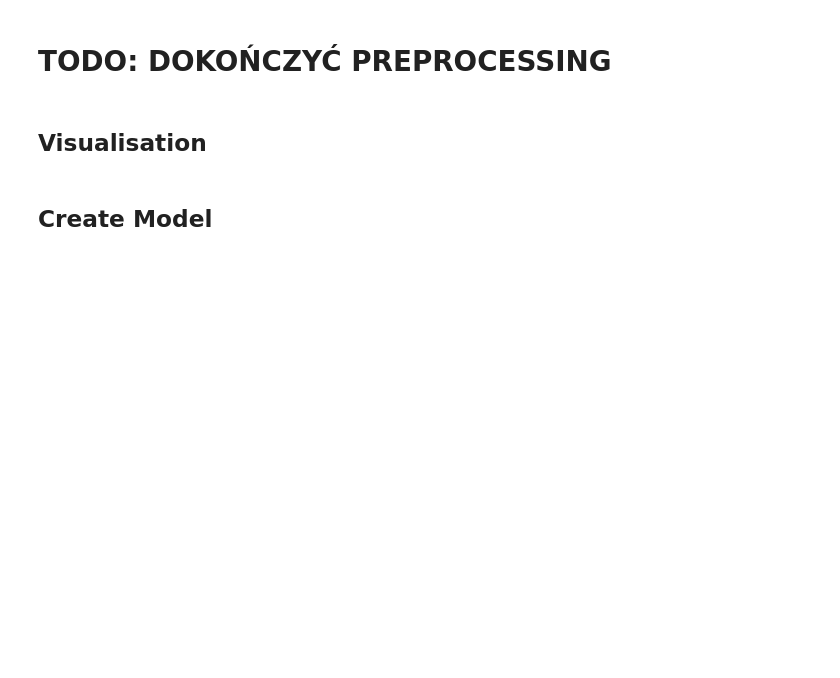
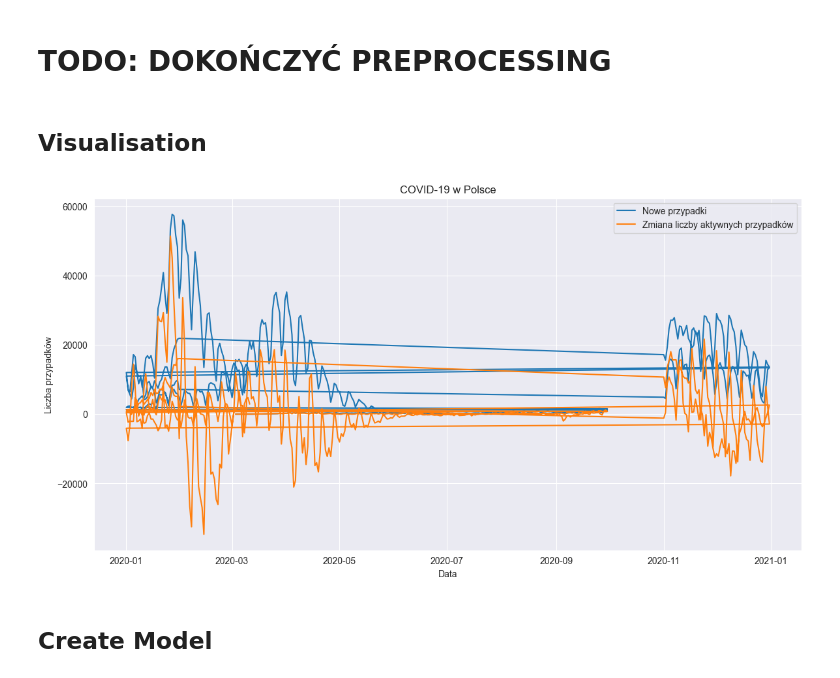
Before and after one commit to PsimonL/DeepLearningProject, a Jupyter notebook: Project.ipynb, the cells around one changed output. Saved outputs shown, nothing was run; the diff lists cells and outputs as text; code cells hidden in the pictures; blank space fills up the shorter version.

```diff
--- a/Project.ipynb
+++ b/Project.ipynb
@@ -150,3 +150,17 @@ def visualise():
+# %%
+def visualise():
+    plt.figure(figsize=(14, 7))
+    plt.plot(df['Data'], df['Nowe przypadki'], label='Nowe przypadki')
+    plt.plot(df['Data'], df['Zmiana liczby aktywnych przypadków'], label='Zmiana liczby aktywnych przypadków')
+    plt.xlabel('Data')
+    plt.ylabel('Liczba przypadków')
+    plt.title('COVID-19 w Polsce')
+    plt.legend()
+    plt.show()
+# %%
+visualise()
+# %% [output]
+[figure, added]
 # %% [markdown]
 ## Create Model
 # %%
```
Also changed, not shown: parts of 3 cells of this notebook.
